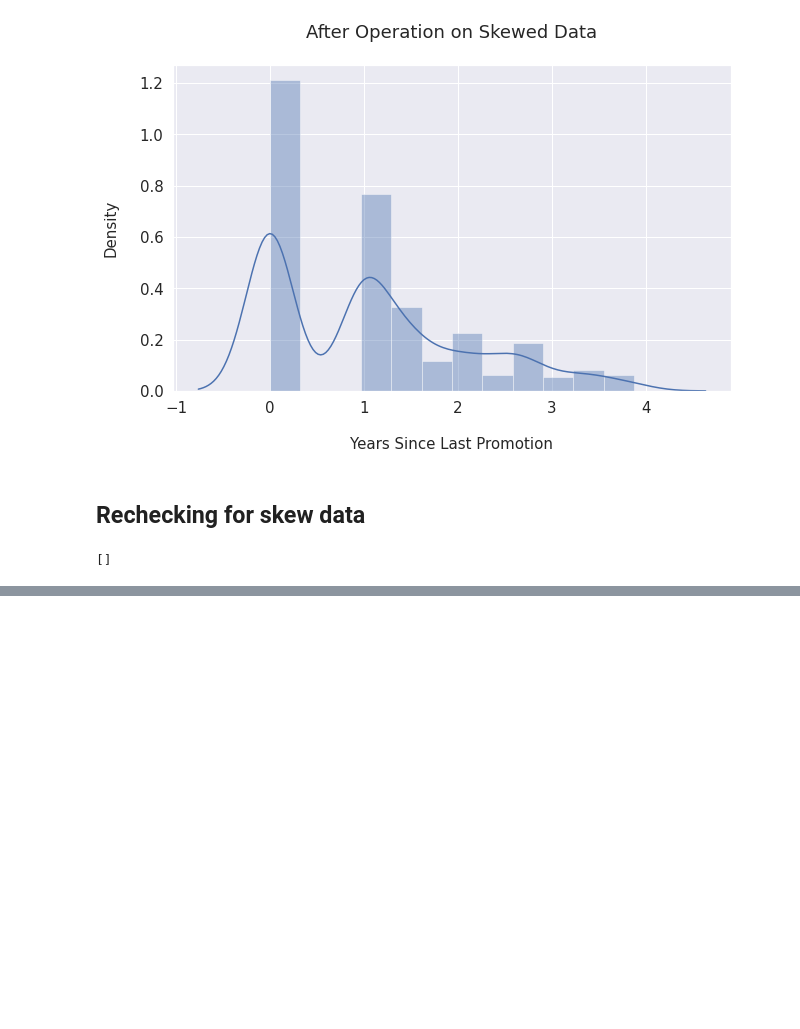
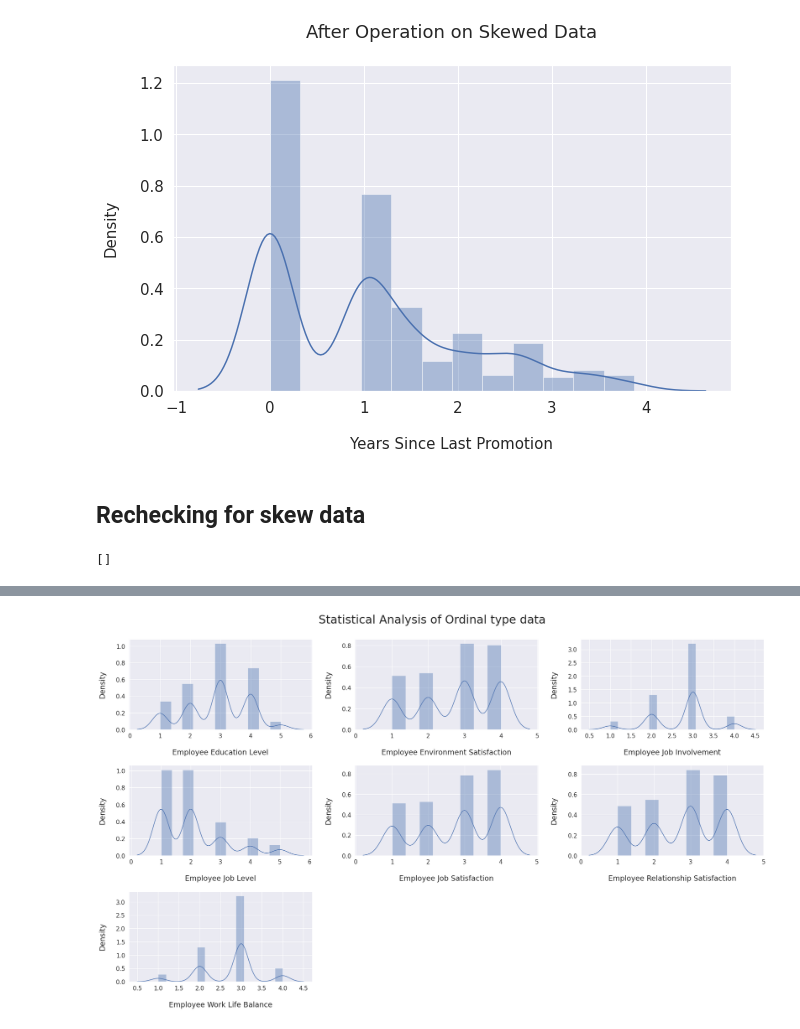
Before and after one commit to 21Ovi/Employee-Performance-Analysis, a Jupyter notebook: data_preprocessing.ipynb, the cells around one changed output, grey strips where cells are left out. Cells and saved outputs as stored; diff of their text form; code cells hidden in the pictures; blank space fills up the shorter version.

```diff
--- a/data_preprocessing.ipynb
+++ b/data_preprocessing.ipynb
@@ -206,0 +211,18 @@ print(skewedness(num_data))
+# %%
+ord_data = data[['Employee Education Level','Employee Environment Satisfaction','Employee Job Involvement',
+               'Employee Job Level','Employee Job Satisfaction','Employee Relationship Satisfaction',
+               'Employee Work Life Balance']]
+
+# figure size for the notebook
+fig = plt.figure(figsize=(25,15))
+fig.suptitle("Statistical Analysis of Ordinal type data", fontsize=30)
+# Creating loop for ploting ordinal features
+for index,cols in enumerate(ord_data):
+    plt.subplot(3,3,index+1)
+    sns.distplot(ord_data.loc[:,cols])
+    plt.xlabel(f'\n{cols}',fontsize=19)
+    plt.ylabel(f'Density\n',fontsize=19)
+plt.tight_layout(pad=2)
+fig.subplots_adjust(top=0.92)
+# %% [output]
+[figure, added]
```
Also changed, not shown: parts of 10 cells of this notebook.
